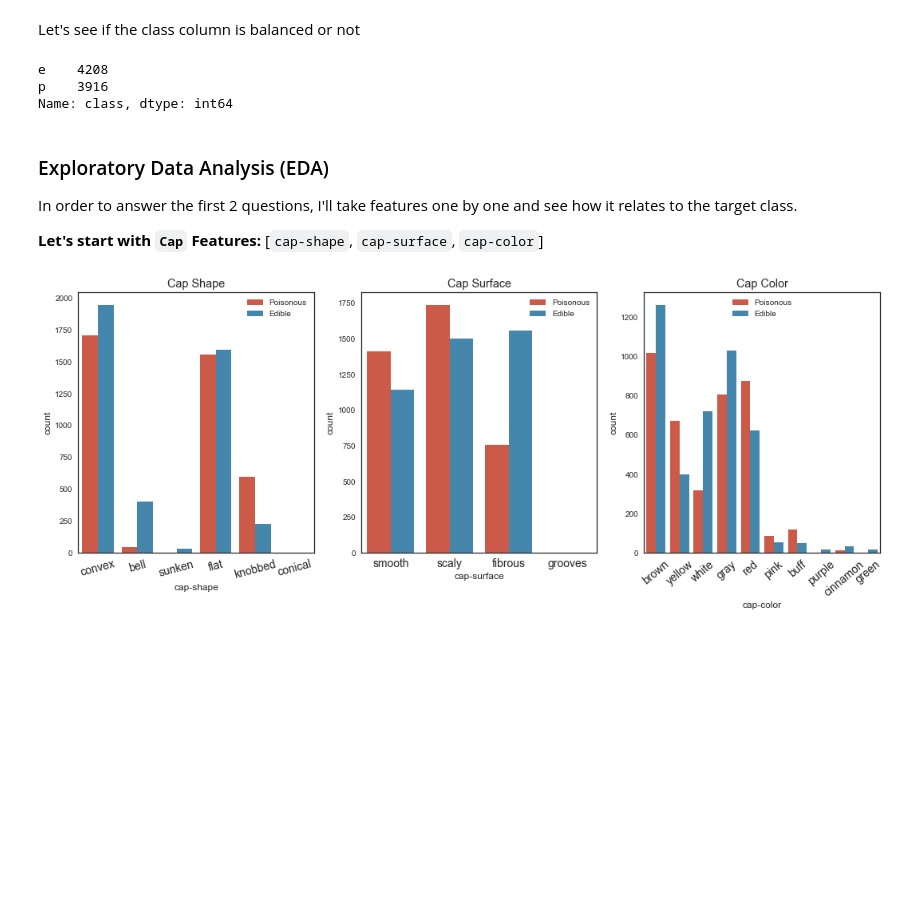
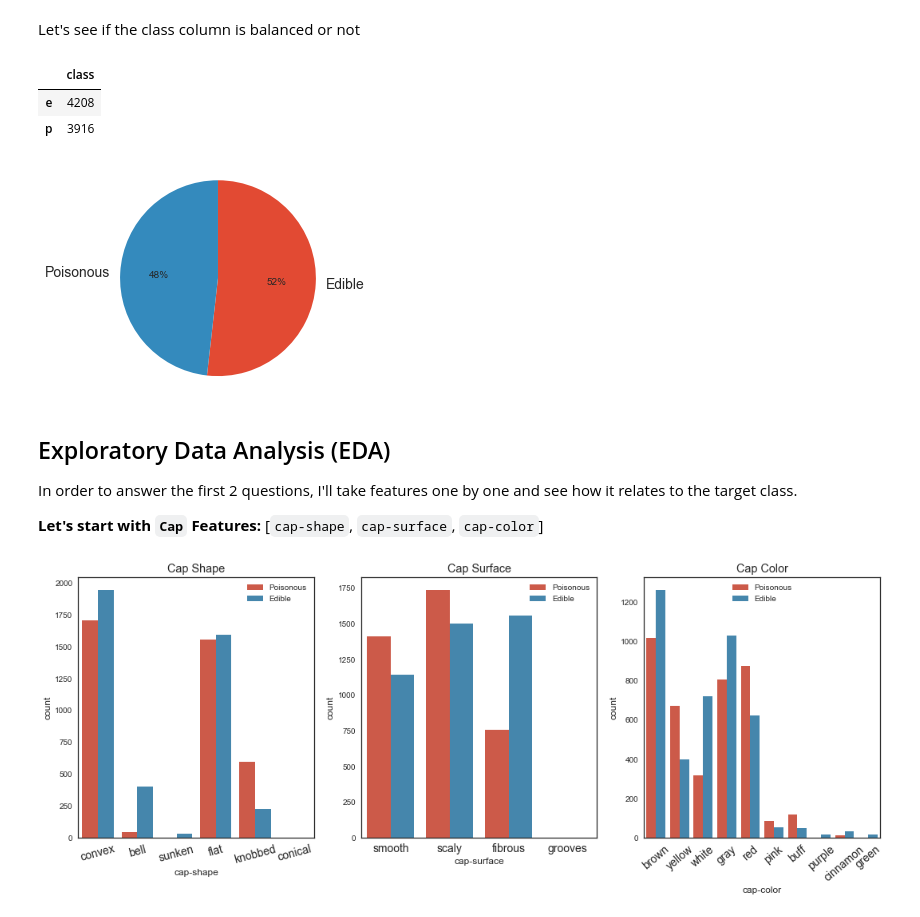
Before and after one commit to MosaabMuhammed/Mushroom-Classification, a Jupyter notebook: Mushroom Classification.ipynb, the cells around one changed output. Saved outputs shown, nothing was run; the diff lists cells and outputs as text; code cells hidden in the pictures; blank space fills up the shorter version.

```diff
--- a/Mushroom Classification.ipynb
+++ b/Mushroom Classification.ipynb
@@ -188,15 +189,21 @@ df_copy.describe(include='all')
 # %% [markdown]
 Let's see if the class column is balanced or not
 # %%
-df['class'].value_counts()
+df['class'].value_counts().to_frame().style.background_gradient('summer')
 
 # Looks like we have a balanced dataset.
 # %% [output]
-e    4208
-p    3916
-Name: class, dtype: int64
+|  | class |
+| e | 4208 |
+| p | 3916 |
+# %%
+sorted_counts = df['class'].value_counts()
+plt.pie(sorted_counts, labels=['Edible', 'Poisonous'], startangle=90, counterclock=False, autopct='%1.0f%%')
+plt.axis('square');
+# %% [output]
+[figure, added]
 # %% [markdown]
-### Exploratory Data Analysis (EDA)
+## Exploratory Data Analysis (EDA)
 In order to answer the first 2 questions, I'll take features one by one and see how it relates to the target class.
 <br>
 
```
Also changed, not shown: parts of 2 cells of this notebook.
